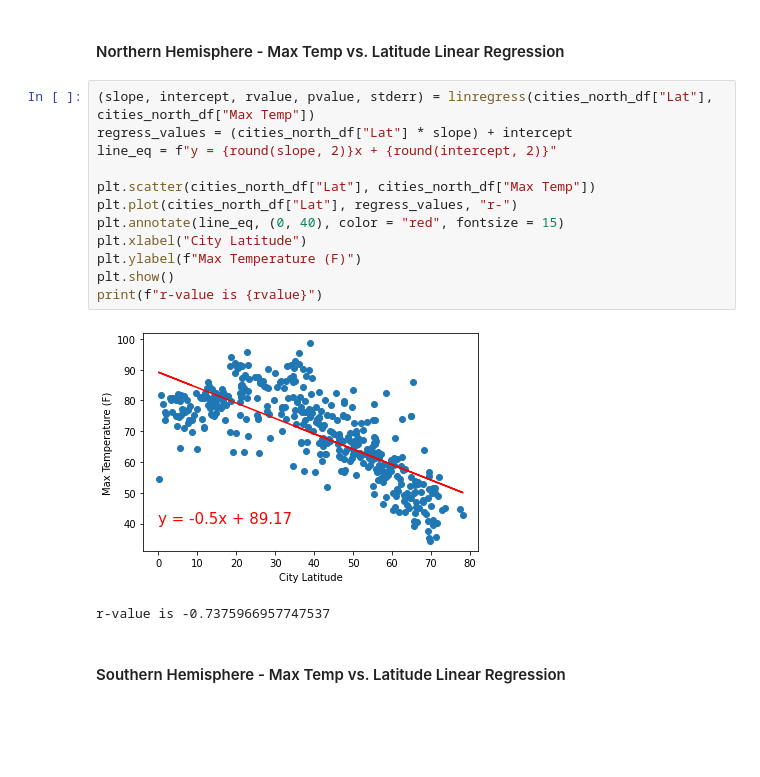
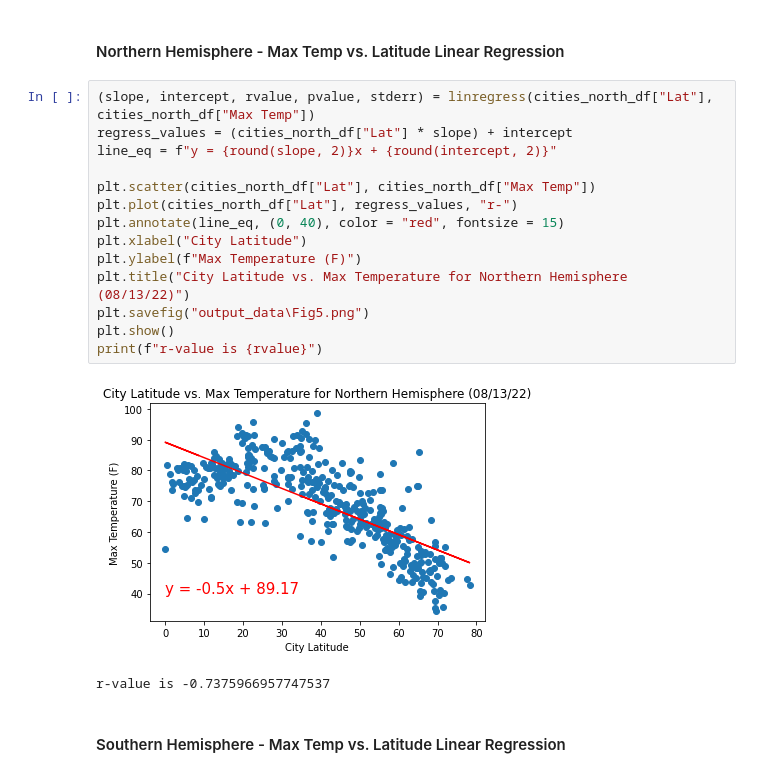
Before and after one commit to herzf012/python-api-challenge, a Jupyter notebook: WeatherPy.ipynb, the cells around one changed output. Cells and saved outputs as stored; diff of their text form; blank space fills up the shorter version.

```diff
--- a/WeatherPy.ipynb
+++ b/WeatherPy.ipynb
@@ -217,17 +224,19 @@ cities_south_df = cities_df[cities_df["Lat"] < 0]
 # %%
 (slope, intercept, rvalue, pvalue, stderr) = linregress(cities_north_df["Lat"], cities_north_df["Max Temp"])
 regress_values = (cities_north_df["Lat"] * slope) + intercept
 line_eq = f"y = {round(slope, 2)}x + {round(intercept, 2)}"
 
 plt.scatter(cities_north_df["Lat"], cities_north_df["Max Temp"])
 plt.plot(cities_north_df["Lat"], regress_values, "r-")
 plt.annotate(line_eq, (0, 40), color = "red", fontsize = 15)
 plt.xlabel("City Latitude")
 plt.ylabel(f"Max Temperature (F)")
+plt.title("City Latitude vs. Max Temperature for Northern Hemisphere (08/13/22)")
+plt.savefig("output_data\Fig5.png")
 plt.show()
 print(f"r-value is {rvalue}")
 # %% [output]
-[figure, old version]
+[figure, new version]
 r-value is -0.7375966957747537
 # %% [markdown]
 ####  Southern Hemisphere - Max Temp vs. Latitude Linear Regression
```
Also changed, not shown: parts of 13 cells of this notebook, 15 other files.
